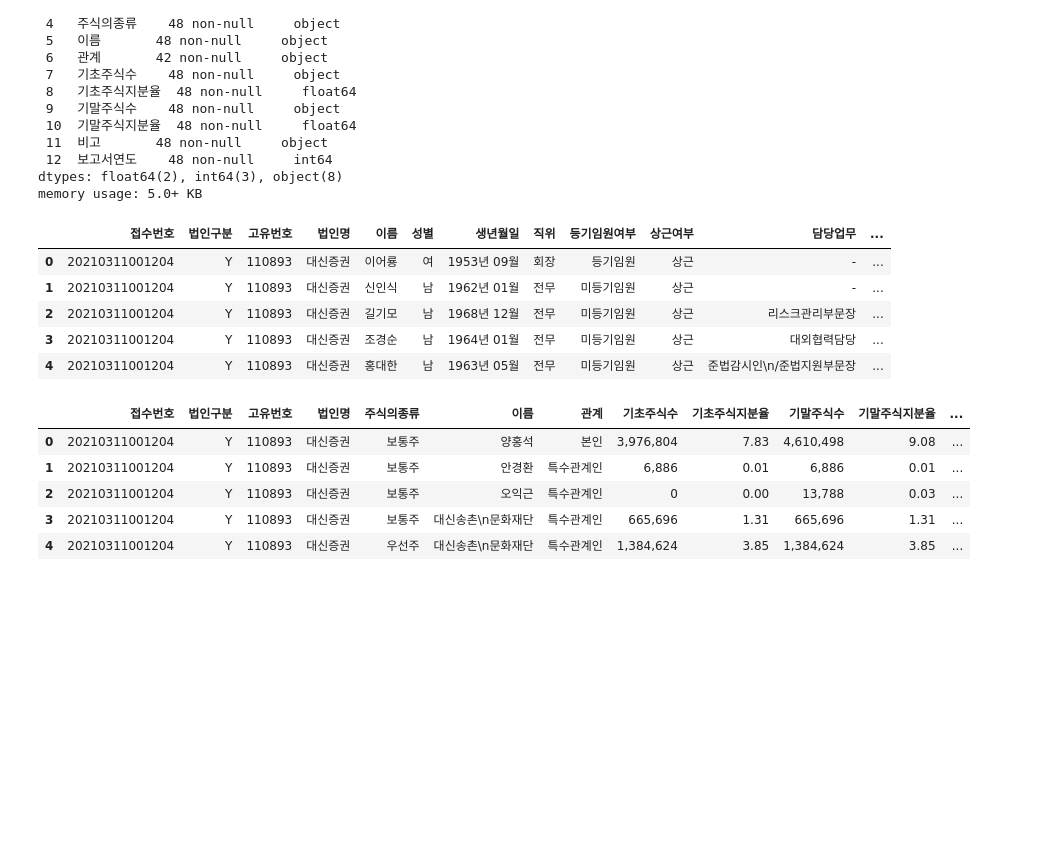
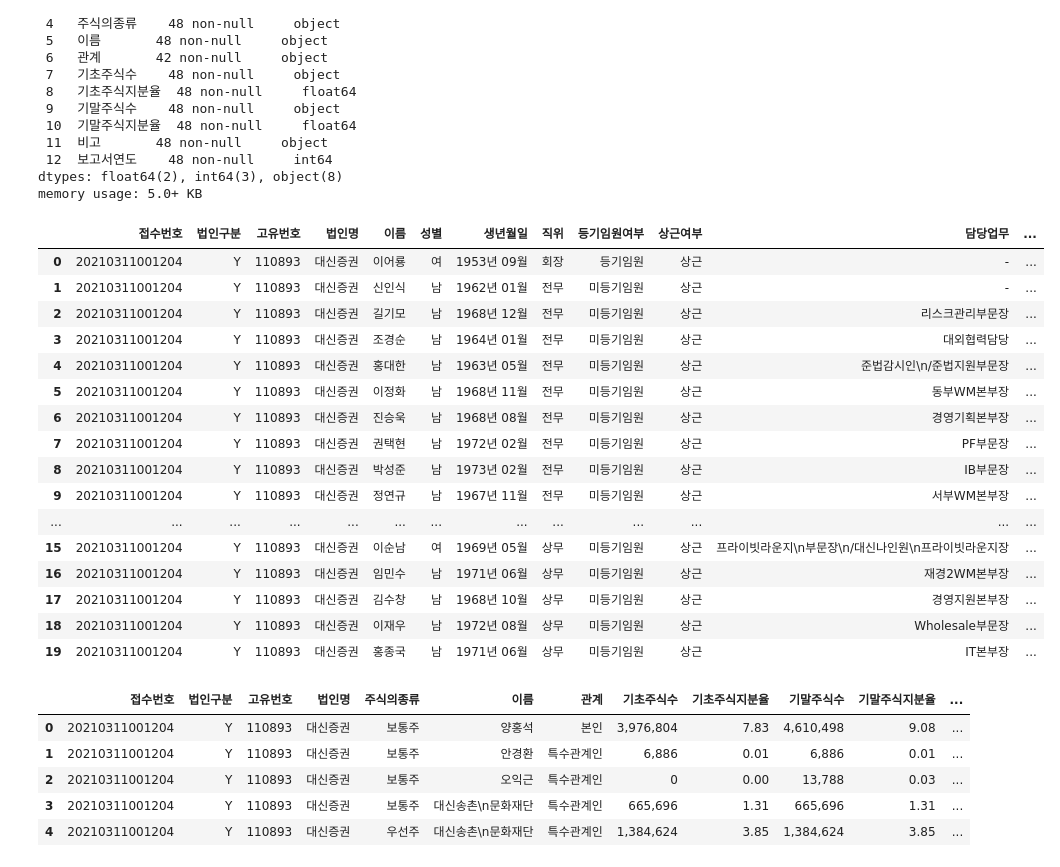
Before and after one commit to ESGcompetition/network-analysis, a Jupyter notebook: dasin.ipynb, the cells around one changed output. Saved outputs shown, nothing was run; the diff lists cells and outputs as text; code cells hidden in the pictures; blank space fills up the shorter version.

```diff
--- a/dasin.ipynb
+++ b/dasin.ipynb
@@ -71,15 +71,45 @@ Data columns (total 13 columns):
  12  보고서연도    48 non-null     int64
 dtypes: float64(2), int64(3), object(8)
 memory usage: 5.0+ KB
+# %%
+def getUniversity(x):
+    return x.split('\n')[0]
+
+def getMaster(x):
+    if x.find('석사')!=-1:
+        return 1
+    else:
+        return 0
+
+def getPhD(x):
+    if x.find('박사')!=-1:
+        return 1
+    else:
+        return 0
+
+daishin_executive['대학교'] = daishin_executive['주요경력'].apply(lambda x : getUniversity(x))
+daishin_executive['석사여부'] = daishin_executive['주요경력'].apply(lambda x : getMaster(x))
+daishin_executive['박사여부'] = daishin_executive['주요경력'].apply(lambda x : getPhD(x))
 # %%
-daishin_executive.head()
+daishin_executive.head(20)
 # %% [output]
 |  | 접수번호 | 법인구분 | 고유번호 | 법인명 | 이름 | 성별 | 생년월일 | 직위 | 등기임원여부 | 상근여부 | 담당업무 | ... |
 | 0 | 20210311001204 | Y | 110893 | 대신증권 | 이어룡 | 여 | 1953년 09월 | 회장 | 등기임원 | 상근 | - | ... |
 | 1 | 20210311001204 | Y | 110893 | 대신증권 | 신인식 | 남 | 1962년 01월 | 전무 | 미등기임원 | 상근 | - | ... |
 | 2 | 20210311001204 | Y | 110893 | 대신증권 | 길기모 | 남 | 1968년 12월 | 전무 | 미등기임원 | 상근 | 리스크관리부문장 | ... |
 | 3 | 20210311001204 | Y | 110893 | 대신증권 | 조경순 | 남 | 1964년 01월 | 전무 | 미등기임원 | 상근 | 대외협력담당 | ... |
 | 4 | 20210311001204 | Y | 110893 | 대신증권 | 홍대한 | 남 | 1963년 05월 | 전무 | 미등기임원 | 상근 | 준법감시인\n/준법지원부문장 | ... |
+| 5 | 20210311001204 | Y | 110893 | 대신증권 | 이정화 | 남 | 1968년 11월 | 전무 | 미등기임원 | 상근 | 동부WM본부장 | ... |
+| 6 | 20210311001204 | Y | 110893 | 대신증권 | 진승욱 | 남 | 1968년 08월 | 전무 | 미등기임원 | 상근 | 경영기획본부장 | ... |
+| 7 | 20210311001204 | Y | 110893 | 대신증권 | 권택현 | 남 | 1972년 02월 | 전무 | 미등기임원 | 상근 | PF부문장 | ... |
+| 8 | 20210311001204 | Y | 110893 | 대신증권 | 박성준 | 남 | 1973년 02월 | 전무 | 미등기임원 | 상근 | IB부문장 | ... |
+| 9 | 20210311001204 | Y | 110893 | 대신증권 | 정연규 | 남 | 1967년 11월 | 전무 | 미등기임원 | 상근 | 서부WM본부장 | ... |
+| ... | ... | ... | ... | ... | ... | ... | ... | ... | ... | ... | ... | ... |
+| 15 | 20210311001204 | Y | 110893 | 대신증권 | 이순남 | 여 | 1969년 05월 | 상무 | 미등기임원 | 상근 | 프라이빗라운지\n부문장\n/대신나인원\n프라이빗라운지장 | ... |
+| 16 | 20210311001204 | Y | 110893 | 대신증권 | 임민수 | 남 | 1971년 06월 | 상무 | 미등기임원 | 상근 | 재경2WM본부장 | ... |
+| 17 | 20210311001204 | Y | 110893 | 대신증권 | 김수창 | 남 | 1968년 10월 | 상무 | 미등기임원 | 상근 | 경영지원본부장 | ... |
+| 18 | 20210311001204 | Y | 110893 | 대신증권 | 이재우 | 남 | 1972년 08월 | 상무 | 미등기임원 | 상근 | Wholesale부문장 | ... |
+| 19 | 20210311001204 | Y | 110893 | 대신증권 | 홍종국 | 남 | 1971년 06월 | 상무 | 미등기임원 | 상근 | IT본부장 | ... |
 # %%
 daishin_shareholder.head()
 # %% [output]
```
